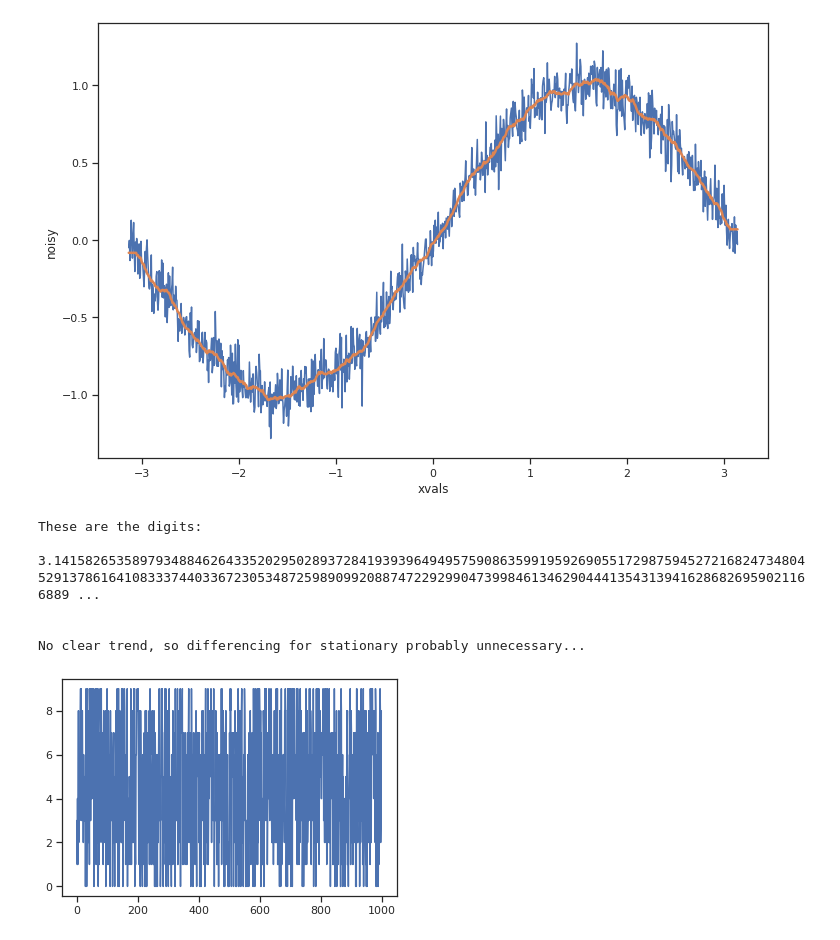
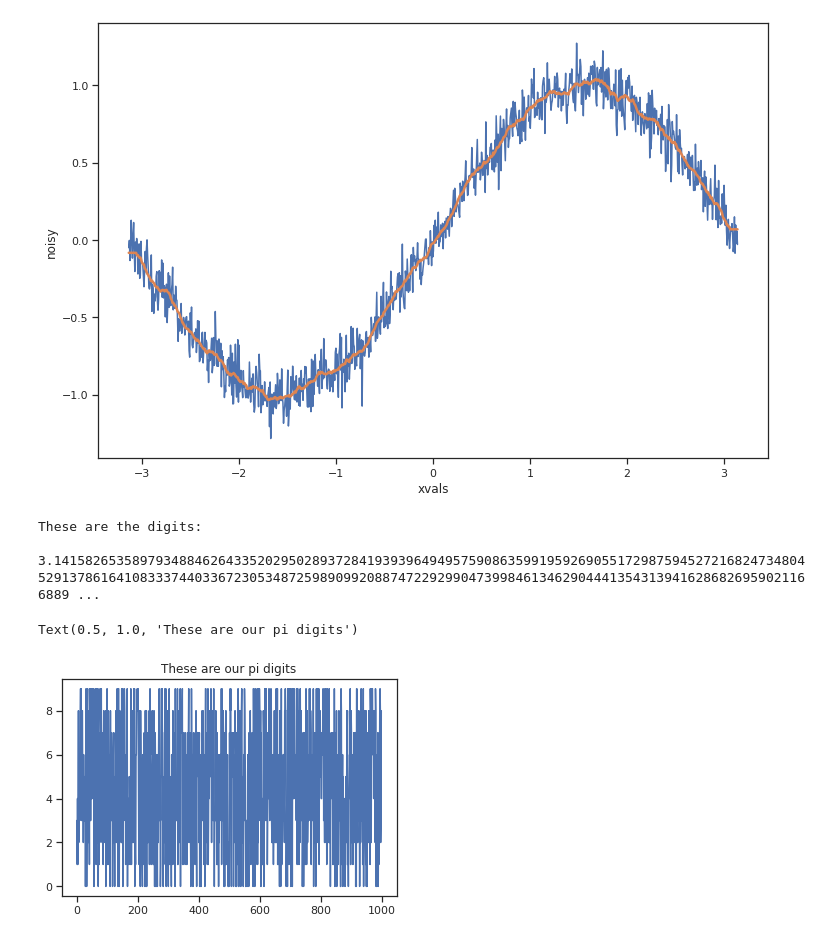
Before and after one commit to Rikki-Tikki/atl_code_exercise, a Jupyter notebook: Code_exercises.ipynb, the cells around one changed output. Cells and saved outputs as stored; diff of their text form; code cells hidden in the pictures.

```diff
--- a/Code_exercises.ipynb
+++ b/Code_exercises.ipynb
@@ -274,36 +273,33 @@ Noisy sine is blue, filtered sine is orange
 # 3) Time series with pi
 # -----------------------
 # Attached is a function genPiAppxDigits(numdigits,appxAcc) which returns an approximate value of pi
 # to numdigits digits of accuracy. appxAcc is an integer that controls the approximation accuracy, with
 # a larger number for appxAcc leading to a better approximation.
 # i) Fix numdigits and appxAcc to be sufficiently large, say 1000 and 100000 respectively.
 # Treat each of the 1000 resulting digits of pi as the value of a time series. Thus x[n]=nth digit
 # of pi for n=1,1000. Build a simple time series forecasting model (any model of your choice)
 # that predicts the next 50 digits of pi. Report your accuracy. Using your results, can
 # you conclude that pi is irrational? If so, how?
 # (bonus) Now let's vary appxAcc to be 1000,5000,10000,50000,100000 with fixed numdigits=1000. You thus
 # have 5 time series, each corresponding to a value of appxAcc. Can you find the pairwise correlation
 # between each of the time series?
 
 #Given function
 def genPiAppxDigits(numdigits,appxAcc):
 	import numpy as np
 	from decimal import getcontext, Decimal
 	getcontext().prec = numdigits
 	mypi = (Decimal(4) * sum(-Decimal(k%4 - 2) / k for k in range(1, 2*appxAcc+1, 2)))
 	return mypi
 
 print("These are the digits:\n")
 print(genPiAppxDigits(500, 100000))
 
 digits = [int(x) for x in str(genPiAppxDigits(1000, 100000)) if x.isnumeric()]
-sns.lineplot(x=list(range(len(digits))), y=digits)
-print("\n\nNo clear trend, so differencing for stationary probably unnecessary...\n\n")
+sns.lineplot(x=list(range(len(digits))), y=digits).set_title("These are our pi digits")
 # %% [output]
 These are the digits:
 
 3.141582653589793488462643352029502893728419393964949575908635991959269055172987594527216824734804529137861641083337440336723053487259890992088747229299047399846134629044413543139416286826959021166889 ...
-
-
-No clear trend, so differencing for stationary probably unnecessary...
+Text(0.5, 1.0, 'These are our pi digits')
-[figure, old version]
+[figure, new version]
```
Also changed, not shown: parts of 11 cells of this notebook, 1 other file.
